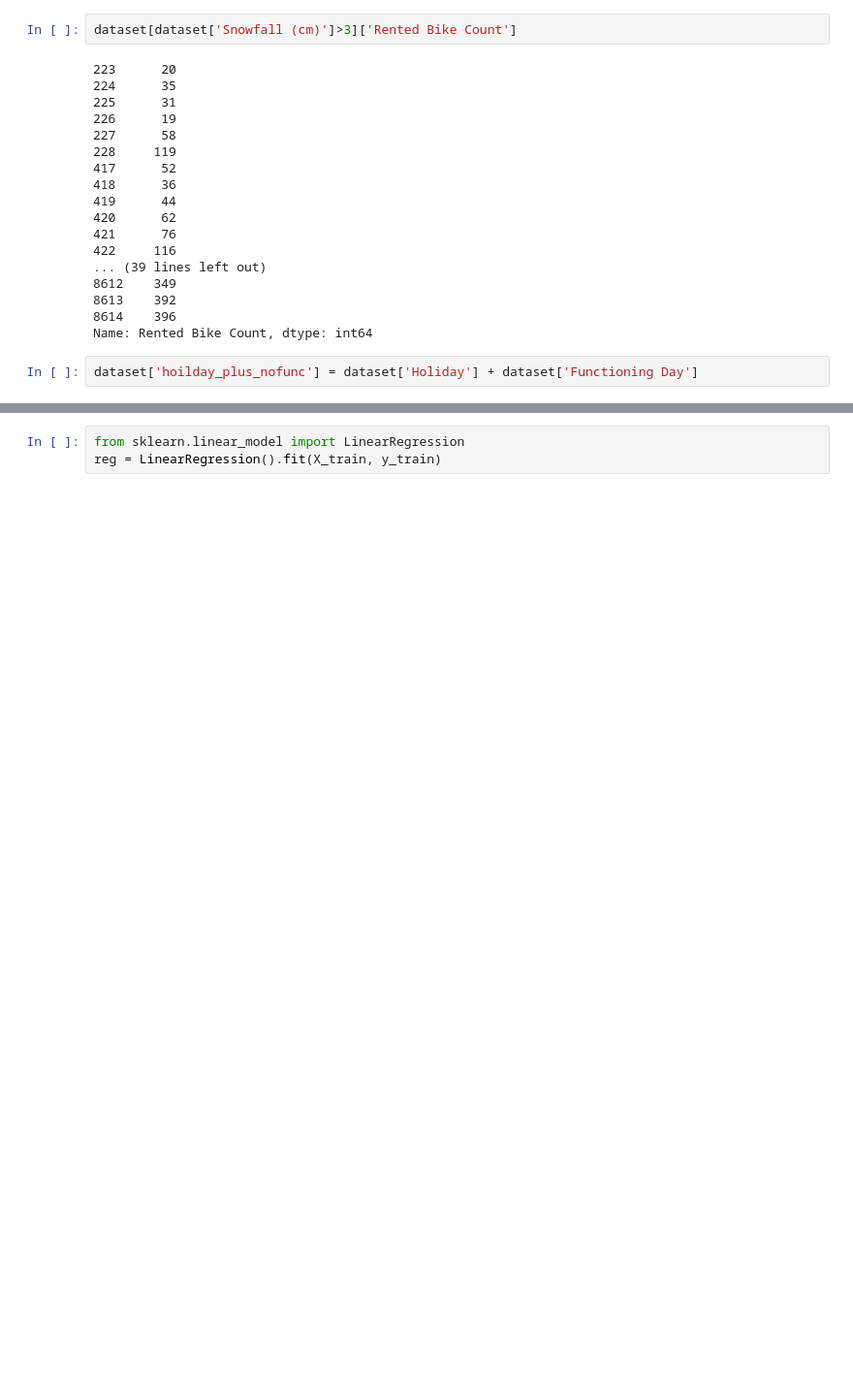
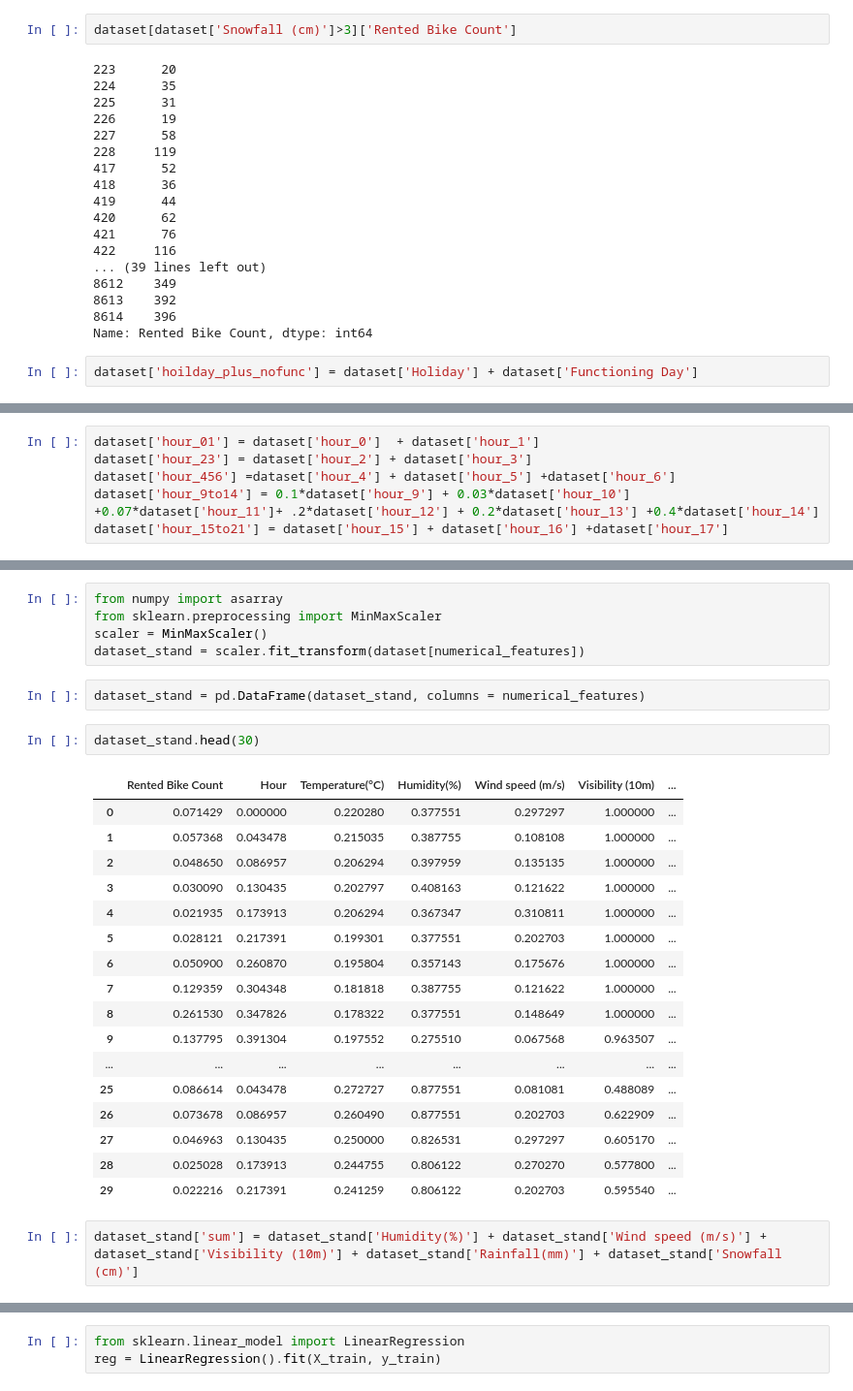
Before and after one commit to Ashishblthakre/Project_2, a Jupyter notebook: Bike_Sharing_Demand_Prediction_ashish_Capstone_Project.ipynb, the cells around one changed output, grey strips where cells are left out. Shown at 97% size. Cells and saved outputs as stored; diff of their text form; blank space fills up the shorter version.

```diff
--- a/Bike_Sharing_Demand_Prediction_ashish_Capstone_Project.ipynb
+++ b/Bike_Sharing_Demand_Prediction_ashish_Capstone_Project.ipynb
@@ -499,3 +552,9 @@ Index(['Date', 'Rented Bike Count', 'Temperature(°C)', 'Humidity(%)',
       dtype='object')
+# %%
+dataset['hour_01'] = dataset['hour_0']  + dataset['hour_1']
+dataset['hour_23'] = dataset['hour_2'] + dataset['hour_3']
+dataset['hour_456'] =dataset['hour_4'] + dataset['hour_5'] +dataset['hour_6']
+dataset['hour_9to14'] = 0.1*dataset['hour_9'] + 0.03*dataset['hour_10'] +0.07*dataset['hour_11']+ .2*dataset['hour_12'] + 0.2*dataset['hour_13'] +0.4*dataset['hour_14']
+dataset['hour_15to21'] = dataset['hour_15'] + dataset['hour_16'] +dataset['hour_17']
 # %%
 Features = ['Humidity(%)', 'temp_dewtemp_70', 'rain_snow_fall',
@@ -524,0 +573,29 @@ X = dataset[Features].apply(zscore)
+# %%
+from numpy import asarray
+from sklearn.preprocessing import MinMaxScaler
+scaler = MinMaxScaler()
+dataset_stand = scaler.fit_transform(dataset[numerical_features])
+# %%
+dataset_stand = pd.DataFrame(dataset_stand, columns = numerical_features)
+# %%
+dataset_stand.head(30)
+# %% [output]
+|  | Rented Bike Count | Hour | Temperature(°C) | Humidity(%) | Wind speed (m/s) | Visibility (10m) | ... |
+| 0 | 0.071429 | 0.000000 | 0.220280 | 0.377551 | 0.297297 | 1.000000 | ... |
+| 1 | 0.057368 | 0.043478 | 0.215035 | 0.387755 | 0.108108 | 1.000000 | ... |
+| 2 | 0.048650 | 0.086957 | 0.206294 | 0.397959 | 0.135135 | 1.000000 | ... |
+| 3 | 0.030090 | 0.130435 | 0.202797 | 0.408163 | 0.121622 | 1.000000 | ... |
+| 4 | 0.021935 | 0.173913 | 0.206294 | 0.367347 | 0.310811 | 1.000000 | ... |
+| 5 | 0.028121 | 0.217391 | 0.199301 | 0.377551 | 0.202703 | 1.000000 | ... |
+| 6 | 0.050900 | 0.260870 | 0.195804 | 0.357143 | 0.175676 | 1.000000 | ... |
+| 7 | 0.129359 | 0.304348 | 0.181818 | 0.387755 | 0.121622 | 1.000000 | ... |
+| 8 | 0.261530 | 0.347826 | 0.178322 | 0.377551 | 0.148649 | 1.000000 | ... |
+| 9 | 0.137795 | 0.391304 | 0.197552 | 0.275510 | 0.067568 | 0.963507 | ... |
+| ... | ... | ... | ... | ... | ... | ... | ... |
+| 25 | 0.086614 | 0.043478 | 0.272727 | 0.877551 | 0.081081 | 0.488089 | ... |
+| 26 | 0.073678 | 0.086957 | 0.260490 | 0.877551 | 0.202703 | 0.622909 | ... |
+| 27 | 0.046963 | 0.130435 | 0.250000 | 0.826531 | 0.297297 | 0.605170 | ... |
+| 28 | 0.025028 | 0.173913 | 0.244755 | 0.806122 | 0.270270 | 0.577800 | ... |
+| 29 | 0.022216 | 0.217391 | 0.241259 | 0.806122 | 0.202703 | 0.595540 | ... |
+# %%
+dataset_stand['sum'] = dataset_stand['Humidity(%)'] + dataset_stand['Wind speed (m/s)'] + dataset_stand['Visibility (10m)'] + dataset_stand['Rainfall(mm)'] + dataset_stand['Snowfall (cm)']
```
Also changed, not shown: parts of 73 cells of this notebook.
